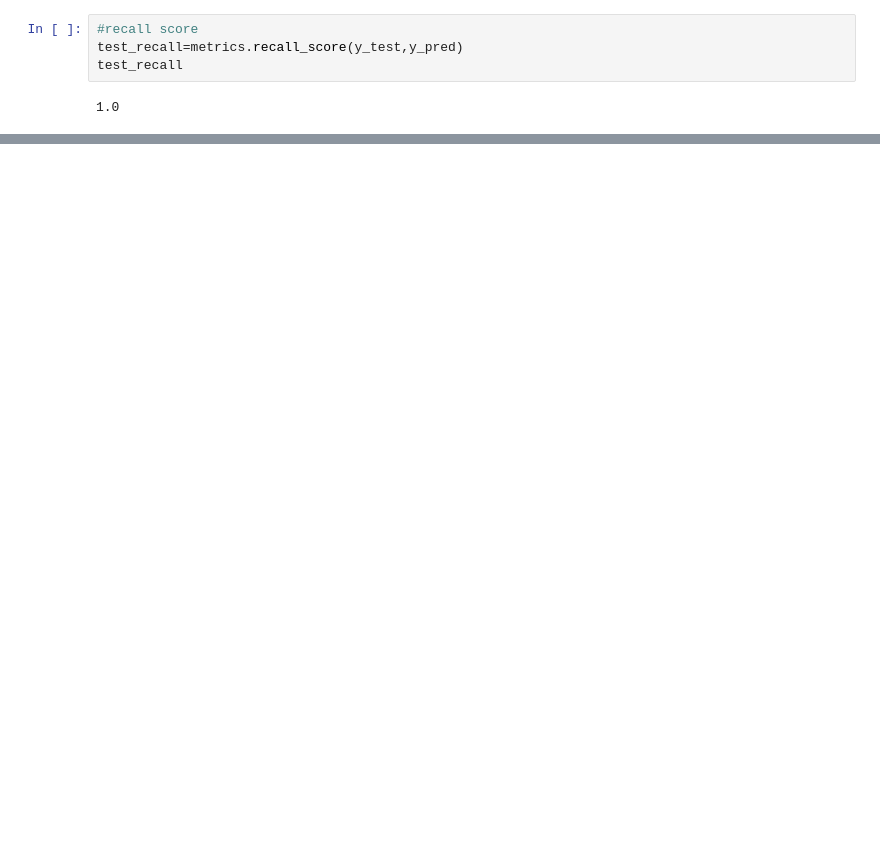
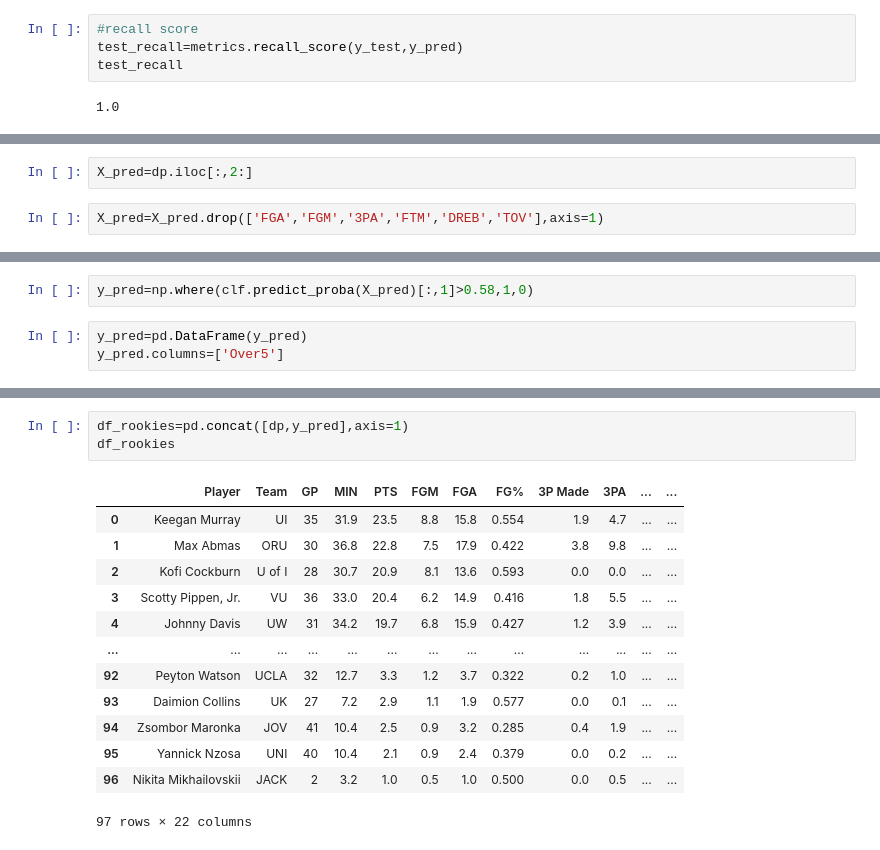
Before and after one commit to hkeseyan/NBA-rookie-longevity-predictor, a Jupyter notebook: NBA Rookies.ipynb, the cells around one changed output, grey strips where cells are left out. Cells and saved outputs as stored; diff of their text form; blank space fills up the shorter version.

Commit message:
Import prospect data and run prediction

```diff
--- a/NBA Rookies.ipynb
+++ b/NBA Rookies.ipynb
@@ -342,0 +381,4 @@ test_recall
+# %%
+X_pred=dp.iloc[:,2:]
+# %%
+X_pred=X_pred.drop(['FGA','FGM','3PA','FTM','DREB','TOV'],axis=1)
@@ -342,0 +396,5 @@ test_recall
+# %%
+y_pred=np.where(clf.predict_proba(X_pred)[:,1]>0.58,1,0)
+# %%
+y_pred=pd.DataFrame(y_pred)
+y_pred.columns=['Over5']
@@ -342,0 +417,17 @@ test_recall
+# %%
+df_rookies=pd.concat([dp,y_pred],axis=1)
+df_rookies
+# %% [output]
+|  | Player | Team | GP | MIN | PTS | FGM | FGA | FG% | 3P Made | 3PA | ... | ... |
+| 0 | Keegan Murray | UI | 35 | 31.9 | 23.5 | 8.8 | 15.8 | 0.554 | 1.9 | 4.7 | ... | ... |
+| 1 | Max Abmas | ORU | 30 | 36.8 | 22.8 | 7.5 | 17.9 | 0.422 | 3.8 | 9.8 | ... | ... |
+| 2 | Kofi Cockburn | U of I | 28 | 30.7 | 20.9 | 8.1 | 13.6 | 0.593 | 0.0 | 0.0 | ... | ... |
+| 3 | Scotty Pippen, Jr. | VU | 36 | 33.0 | 20.4 | 6.2 | 14.9 | 0.416 | 1.8 | 5.5 | ... | ... |
+| 4 | Johnny Davis | UW | 31 | 34.2 | 19.7 | 6.8 | 15.9 | 0.427 | 1.2 | 3.9 | ... | ... |
+| ... | ... | ... | ... | ... | ... | ... | ... | ... | ... | ... | ... | ... |
+| 92 | Peyton Watson | UCLA | 32 | 12.7 | 3.3 | 1.2 | 3.7 | 0.322 | 0.2 | 1.0 | ... | ... |
+| 93 | Daimion Collins | UK | 27 | 7.2 | 2.9 | 1.1 | 1.9 | 0.577 | 0.0 | 0.1 | ... | ... |
+| 94 | Zsombor Maronka | JOV | 41 | 10.4 | 2.5 | 0.9 | 3.2 | 0.285 | 0.4 | 1.9 | ... | ... |
+| 95 | Yannick Nzosa | UNI | 40 | 10.4 | 2.1 | 0.9 | 2.4 | 0.379 | 0.0 | 0.2 | ... | ... |
+| 96 | Nikita Mikhailovskii | JACK | 2 | 3.2 | 1.0 | 0.5 | 1.0 | 0.500 | 0.0 | 0.5 | ... | ... |
+97 rows × 22 columns
```
Also changed, not shown: parts of 30 cells of this notebook, 2 other files.
